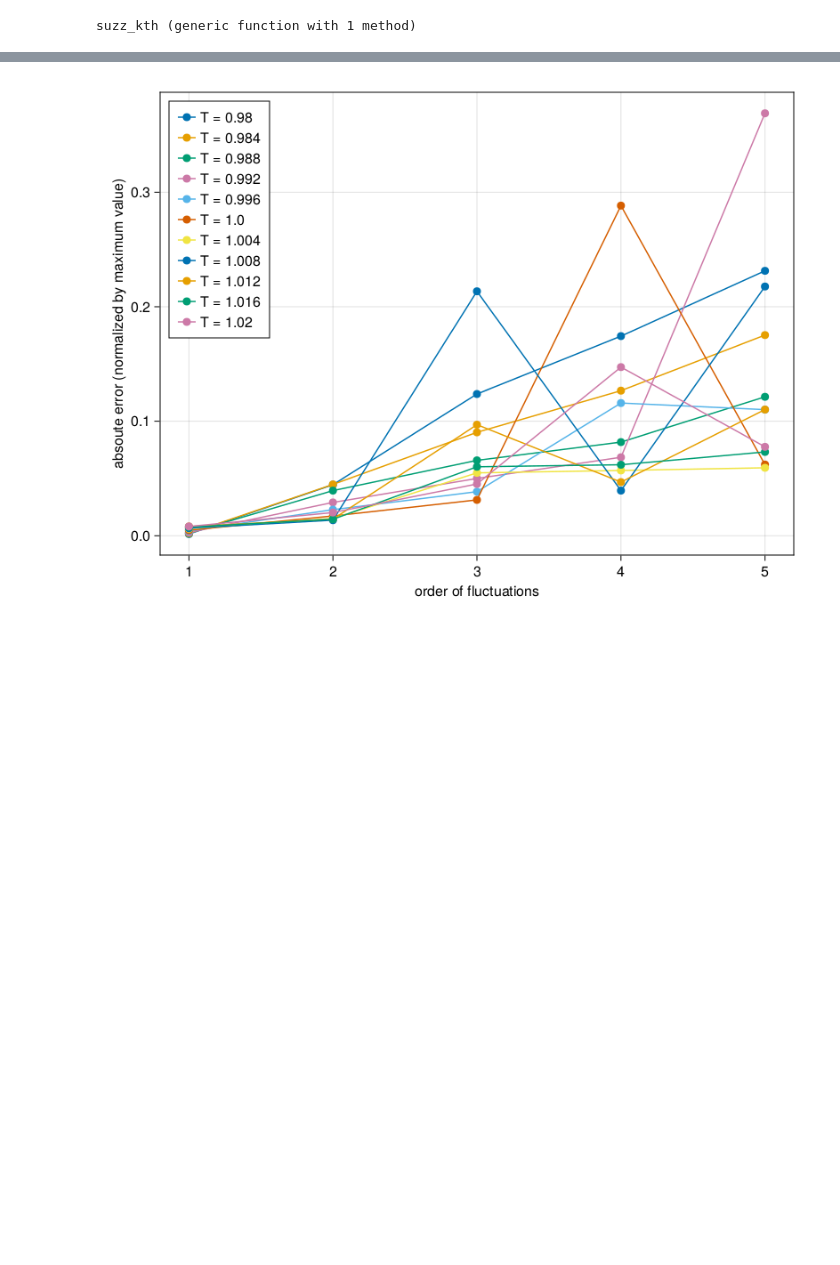
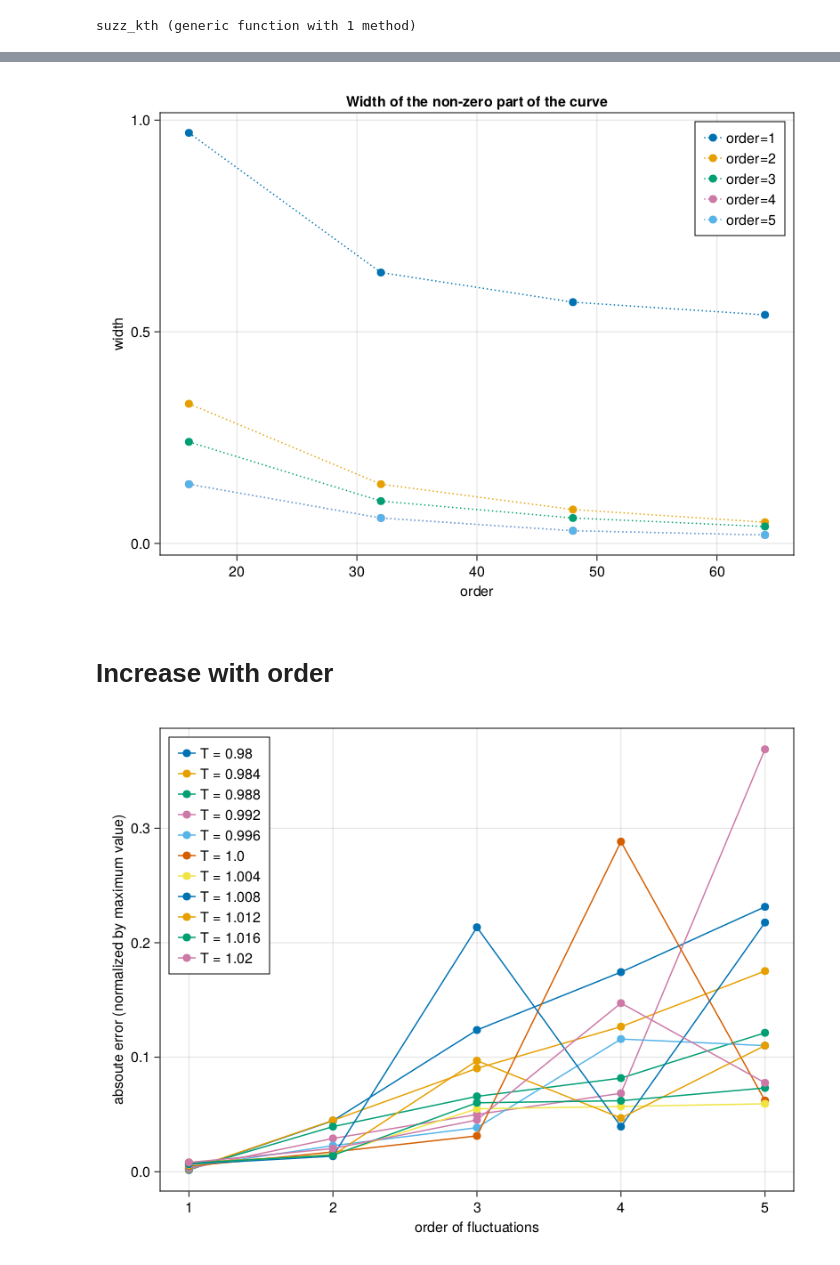
Before and after one commit to JaydevSR/potts-model-monte-carlo, a Jupyter notebook: sims2D/magnetisation_cumulants/error_explore.ipynb, the cells around one changed output, grey strips where cells are left out. Drawn from its saved outputs; the diff is of its cells as text; code cells hidden in the pictures; blank space fills up the shorter version.

```diff
--- a/sims2D/magnetisation_cumulants/error_explore.ipynb
+++ b/sims2D/magnetisation_cumulants/error_explore.ipynb
@@ -57,3 +100,16 @@ end
+# %%
+fw2 = Figure()
+axw2 = Axis(fw2[1, 1], xlabel="order", ylabel="width", title="Width of the non-zero part of the curve")
+for order in 1:5
+    scatterlines!(axw2, lattice_sizes1, widths[order, :], label="order=$order", linestyle = :dot)
+end
+axislegend(axw2, position=:rt)
+save("plots/2DModel/cumulants/width_with_size.svg", fw2)
+fw2
+# %% [output]
+[figure, added]
+# %% [markdown]
+# Increase with order
 # %%
 max_order = 5
 normalized_absolute_errors1 = similar(errors1)
```
Also changed, not shown: parts of 5 cells of this notebook, 8 other files.
